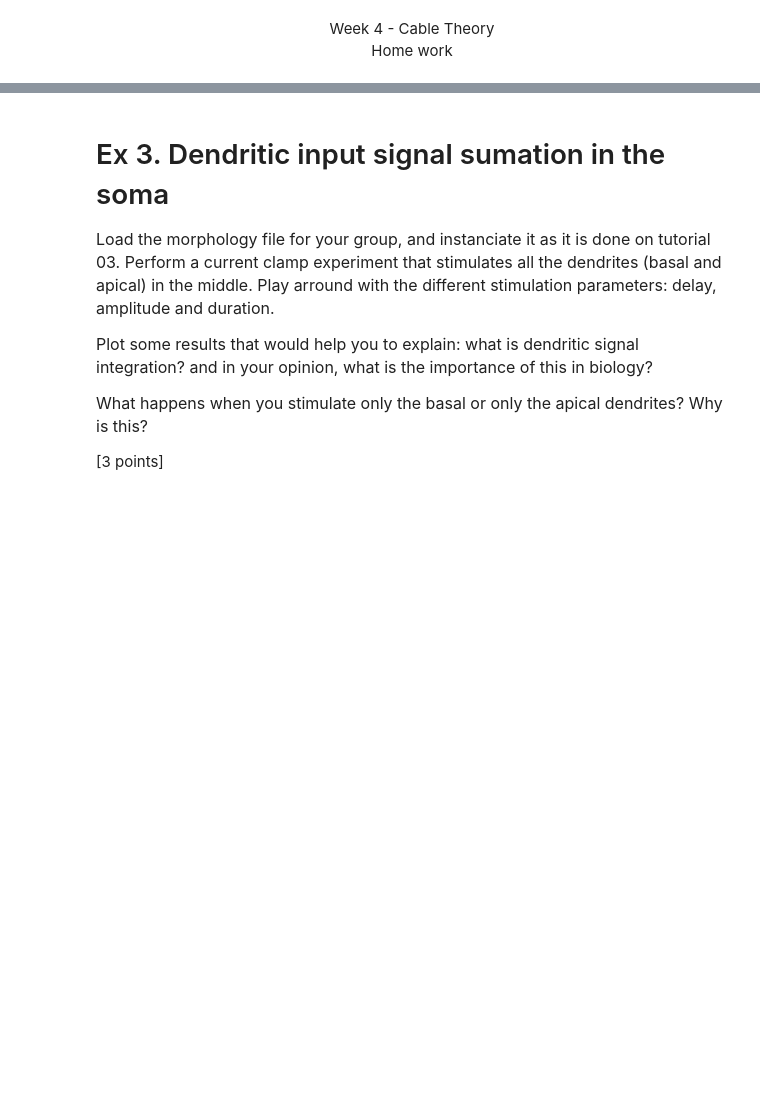
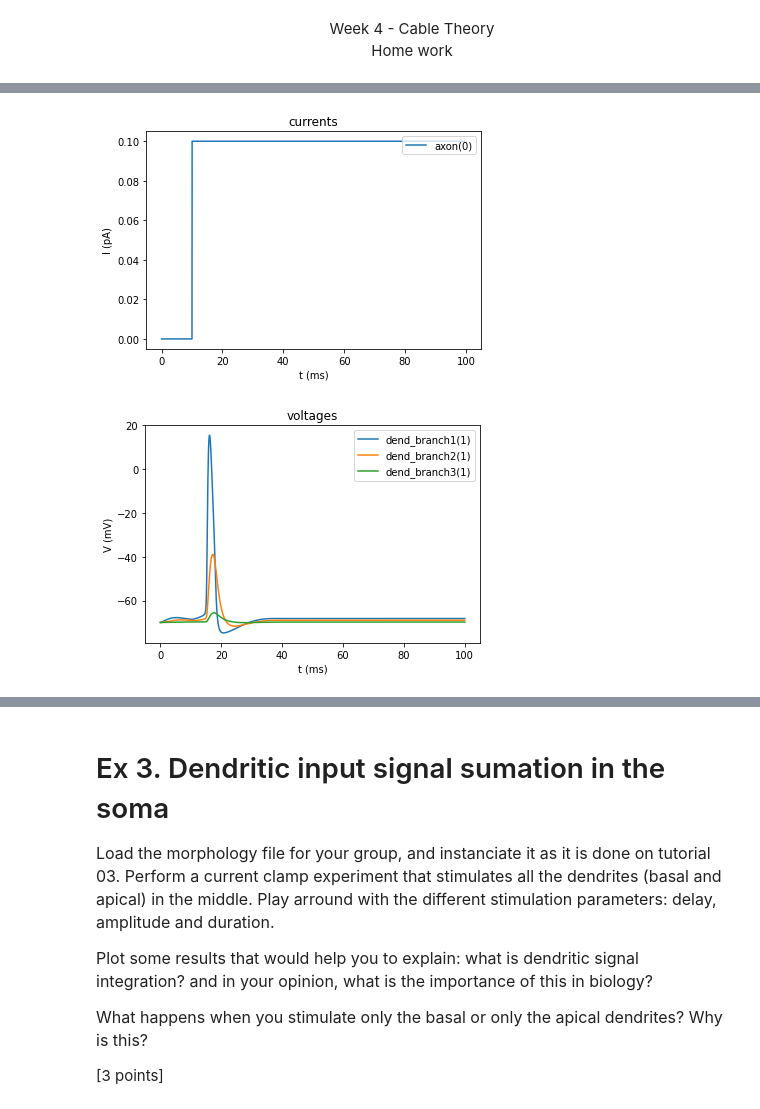
Before and after one commit to GasserElbanna/In-Silico-Neuroscience-Projects, a Jupyter notebook: Week 4/Week4_HomeWork.ipynb, the cells around one changed output, grey strips where cells are left out. Drawn from its saved outputs; the diff is of its cells as text; code cells hidden in the pictures; blank space fills up the shorter version.

```diff
--- a/Week 4/Week4_HomeWork.ipynb
+++ b/Week 4/Week4_HomeWork.ipynb
@@ -128,0 +135,10 @@ tvi_plots(initrun(v_init,t_stop),vdictlst,idictlst)
+# %%
+# Inject a current step into the soma
+reset()
+delay = 1 #ms
+amp = 1 #nA
+dur = 10 #ms
+stim_1 = iclamp(soma(0), delay, amp, dur)
+stim_2 = iclamp(soma(1), delay, amp, dur)
+
+vec_v = vrecord(soma(0.5))
@@ -144,0 +355,30 @@ tvi_plots(initrun(v_init,t_stop),vdictlst,idictlst)
+# %%
+# Parameters testing:
+
+time_delay = 10
+amp = 0.1
+dur = 500
+
+##### Perform a current clamp experiment in which the axon is stimulated at the end closest to the soma
+### and the branches are recorded at the far end
+
+reset()
+
+## Setup stimulations and recordings
+
+# Axon stimulated at the end closest to the soma
+iclamp(axon(0), delay = time_delay, amplitude = amp, duration = dur) # CHEEECKKK if closest to the soma is 0 or 1
+
+# Record at the branches at the far end
+vrecord(db1(1))
+vrecord(db2(1))
+vrecord(db3(1))
+
+# Simulate and plot
+v_init = -70
+t_stop = 100
+
+tvi_plots(initrun(v_init,t_stop),vdictlst,idictlst)
+# %% [output]
+[figure, added]
+[figure, added]
```
Also changed, not shown: parts of 28 cells of this notebook, 3 other files.
